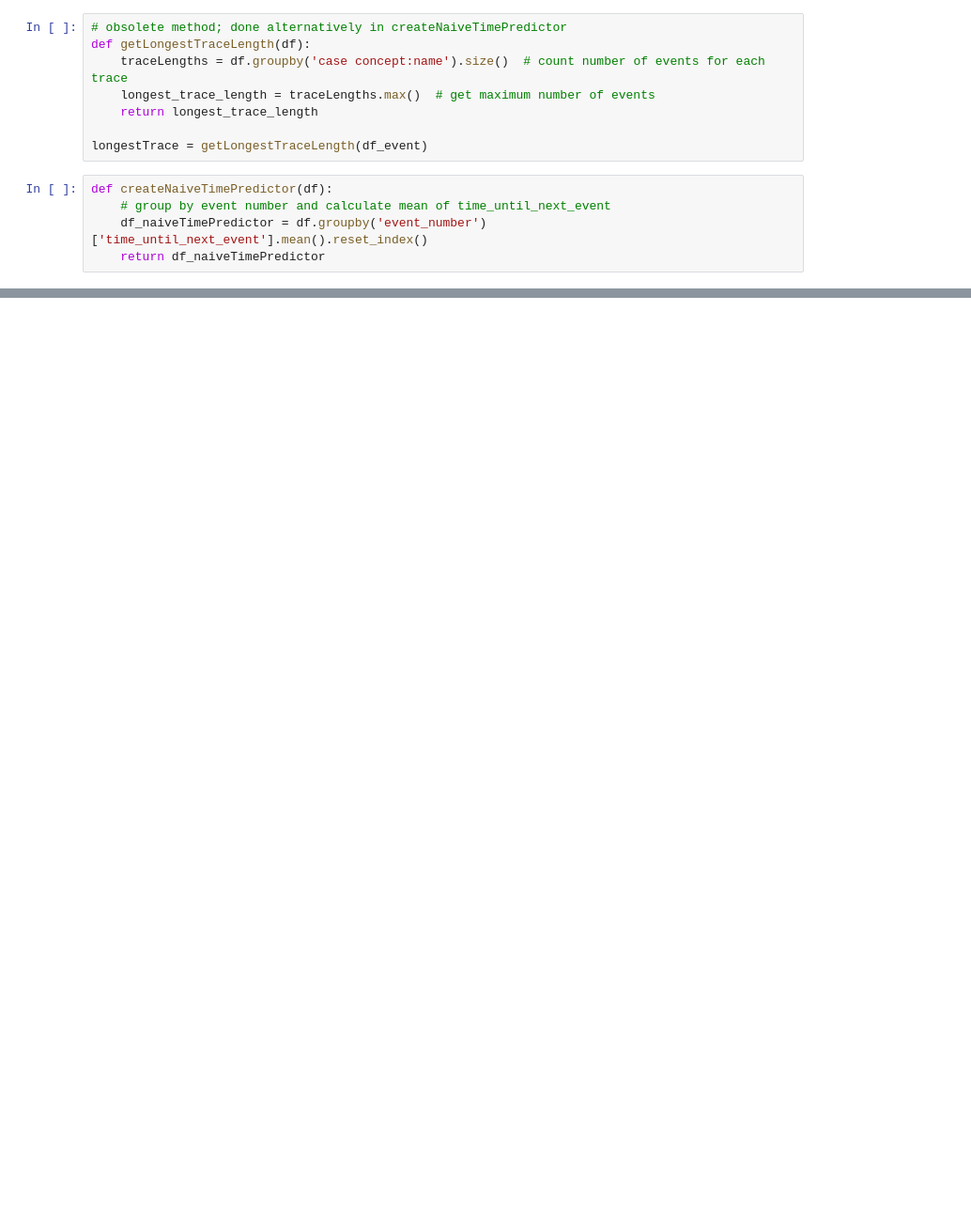
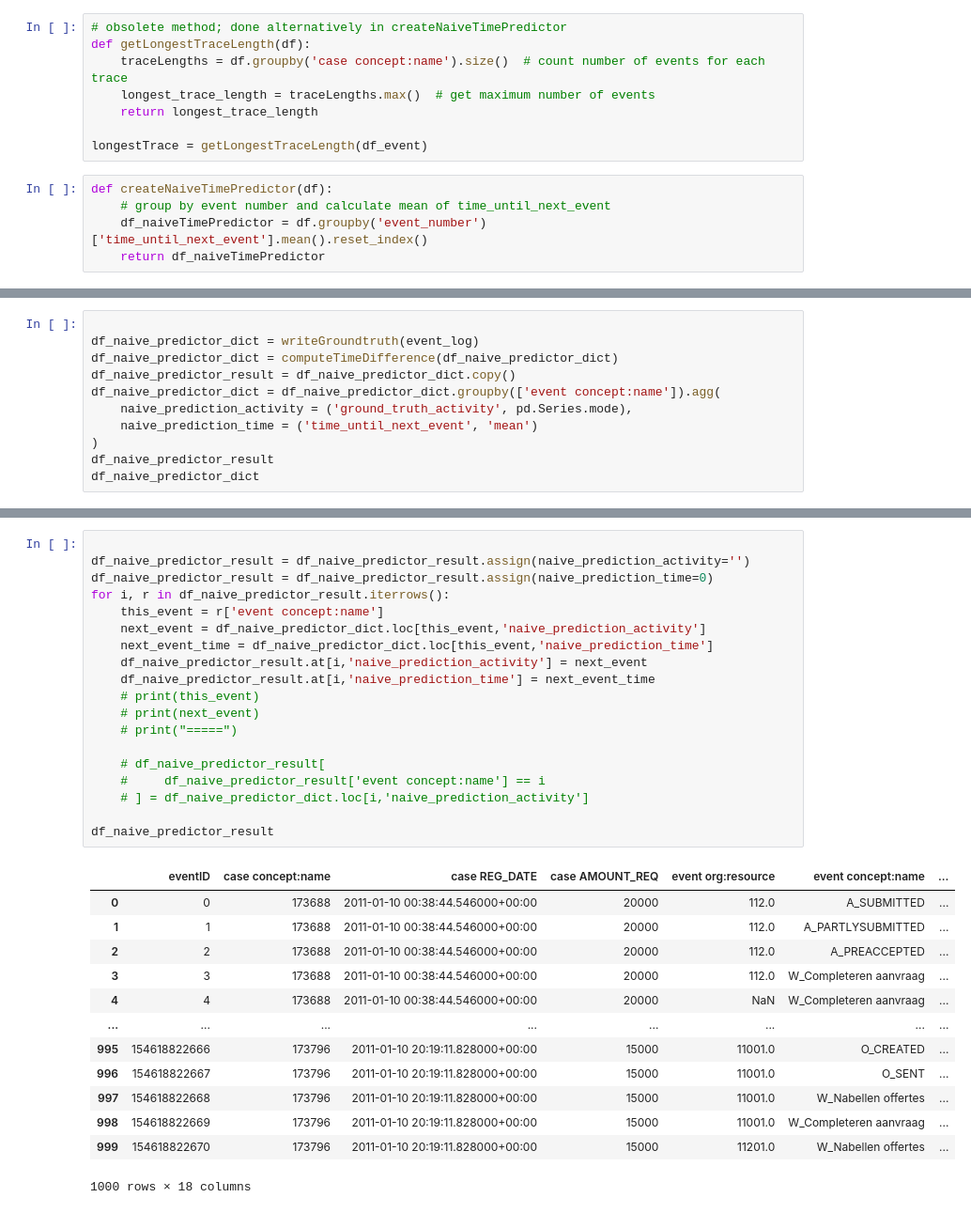
Before and after one commit to yuhsuanlintue/2IOI0_G6, a Jupyter notebook: Jnote.ipynb, the cells around one changed output, grey strips where cells are left out. Shown at 94% size. Cells and saved outputs as stored; diff of their text form; blank space fills up the shorter version.

Commit message:
naive predictor base on mode and mean

```diff
--- a/Jnote.ipynb
+++ b/Jnote.ipynb
@@ -237,0 +180,11 @@ memory usage: 132.9+ KB
+# %%
+
+df_naive_predictor_dict = writeGroundtruth(event_log)
+df_naive_predictor_dict = computeTimeDifference(df_naive_predictor_dict)
+df_naive_predictor_result = df_naive_predictor_dict.copy()
+df_naive_predictor_dict = df_naive_predictor_dict.groupby(['event concept:name']).agg(
+    naive_prediction_activity = ('ground_truth_activity', pd.Series.mode),
+    naive_prediction_time = ('time_until_next_event', 'mean')
+)
+df_naive_predictor_result
+df_naive_predictor_dict
@@ -237,0 +210,33 @@ memory usage: 132.9+ KB
+# %%
+
+df_naive_predictor_result = df_naive_predictor_result.assign(naive_prediction_activity='')
+df_naive_predictor_result = df_naive_predictor_result.assign(naive_prediction_time=0)
+for i, r in df_naive_predictor_result.iterrows():
+    this_event = r['event concept:name']
+    next_event = df_naive_predictor_dict.loc[this_event,'naive_prediction_activity']
+    next_event_time = df_naive_predictor_dict.loc[this_event,'naive_prediction_time']
+    df_naive_predictor_result.at[i,'naive_prediction_activity'] = next_event
+    df_naive_predictor_result.at[i,'naive_prediction_time'] = next_event_time
+    # print(this_event)
+    # print(next_event)
+    # print("=====")
+
+    # df_naive_predictor_result[
+    #     df_naive_predictor_result['event concept:name'] == i
+    # ] = df_naive_predictor_dict.loc[i,'naive_prediction_activity']
+
+df_naive_predictor_result
+# %% [output]
+|  | eventID | case concept:name | case REG_DATE | case AMOUNT_REQ | event org:resource | event concept:name | ... |
+| 0 | 0 | 173688 | 2011-01-10 00:38:44.546000+00:00 | 20000 | 112.0 | A_SUBMITTED | ... |
+| 1 | 1 | 173688 | 2011-01-10 00:38:44.546000+00:00 | 20000 | 112.0 | A_PARTLYSUBMITTED | ... |
+| 2 | 2 | 173688 | 2011-01-10 00:38:44.546000+00:00 | 20000 | 112.0 | A_PREACCEPTED | ... |
+| 3 | 3 | 173688 | 2011-01-10 00:38:44.546000+00:00 | 20000 | 112.0 | W_Completeren aanvraag | ... |
+| 4 | 4 | 173688 | 2011-01-10 00:38:44.546000+00:00 | 20000 | NaN | W_Completeren aanvraag | ... |
+| ... | ... | ... | ... | ... | ... | ... | ... |
+| 995 | 154618822666 | 173796 | 2011-01-10 20:19:11.828000+00:00 | 15000 | 11001.0 | O_CREATED | ... |
+| 996 | 154618822667 | 173796 | 2011-01-10 20:19:11.828000+00:00 | 15000 | 11001.0 | O_SENT | ... |
+| 997 | 154618822668 | 173796 | 2011-01-10 20:19:11.828000+00:00 | 15000 | 11001.0 | W_Nabellen offertes | ... |
+| 998 | 154618822669 | 173796 | 2011-01-10 20:19:11.828000+00:00 | 15000 | 11001.0 | W_Completeren aanvraag | ... |
+| 999 | 154618822670 | 173796 | 2011-01-10 20:19:11.828000+00:00 | 15000 | 11201.0 | W_Nabellen offertes | ... |
+1000 rows × 18 columns
```
Also changed, not shown: parts of 18 cells of this notebook, 4 other files.
